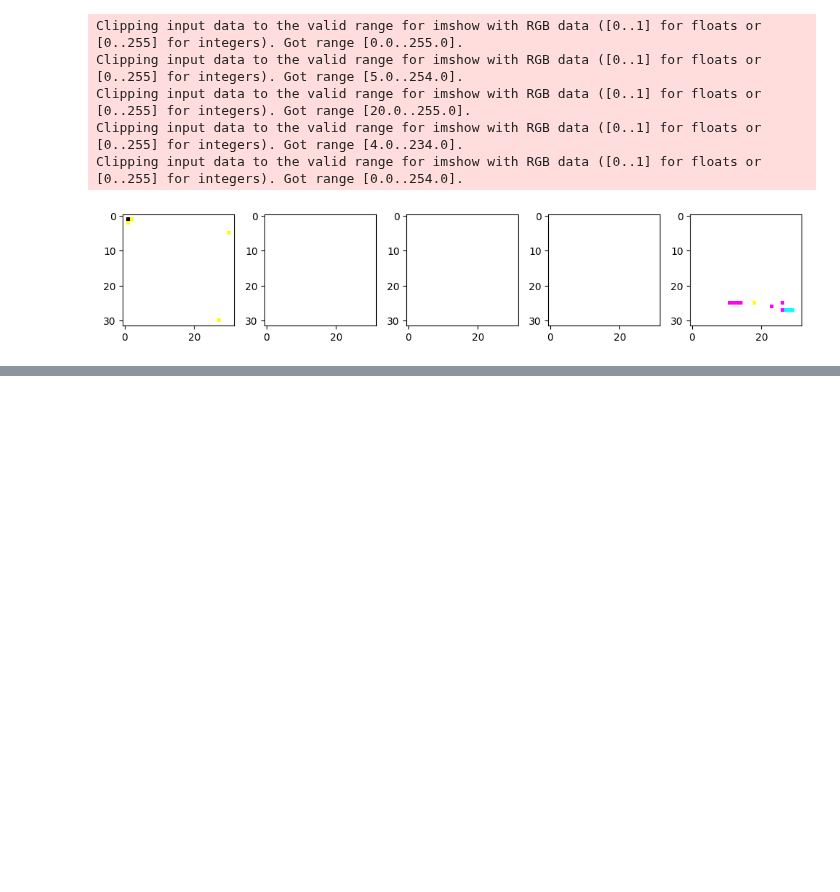
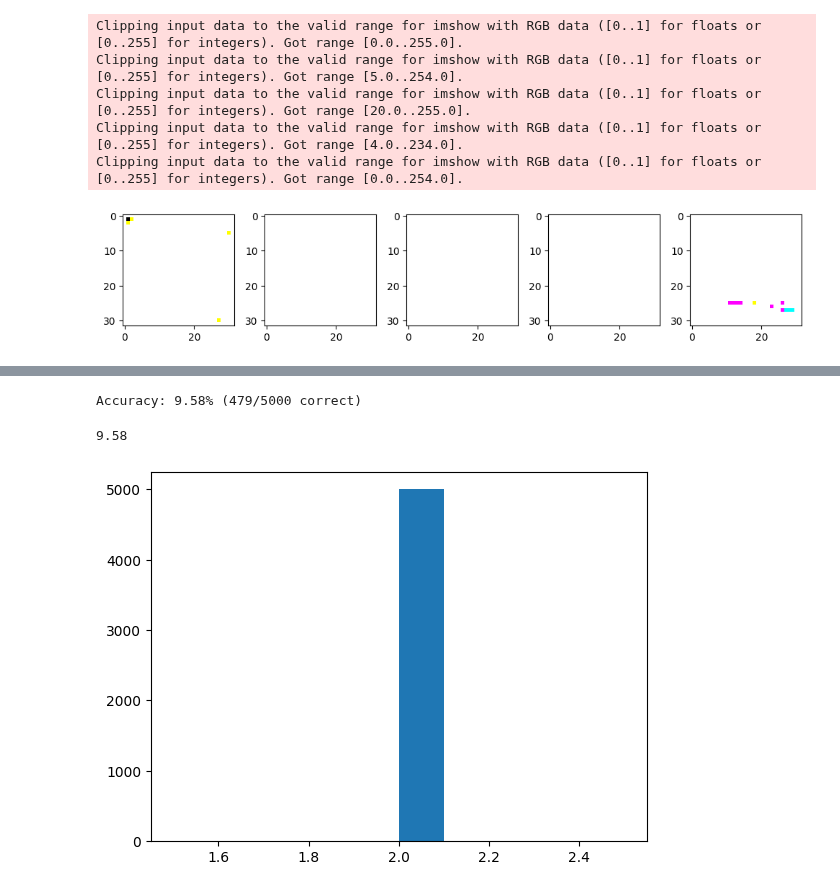
Before and after one commit to jvilchesf/Learning, a Jupyter notebook: CIFAR-10 CNN/script/main_v4_backward_optimization_mix.ipynb, the cells around one changed output, grey strips where cells are left out. Drawn from its saved outputs; the diff is of its cells as text; code cells hidden in the pictures; blank space fills up the shorter version.

```diff
--- a/CIFAR-10 CNN/script/main_v4_backward_optimization_mix.ipynb
+++ b/CIFAR-10 CNN/script/main_v4_backward_optimization_mix.ipynb
@@ -201,0 +259,31 @@ tensor(2.5010, grad_fn=<NllLossBackward0>)
+# %%
+import torch.nn.functional as F
+
+# During evaluation
+def evaluate_model(model, X_eval, Y_eval):
+    with torch.no_grad():
+        # Forward pass
+        logits = model(X_eval)
+
+        # Apply softmax to logits to get probabilities
+        probabilities = F.softmax(logits, dim=1)
+
+        # Get predicted class by taking argmax of the probabilities
+        _, predicted_labels = torch.max(probabilities, dim=1)
+
+        correct_predictions = (predicted_labels == Y_eval).sum().item()
+        total_samples = Y_eval.shape[0]
+        accuracy = correct_predictions / total_samples * 100
+
+        print(f"Accuracy: {accuracy:.2f}% ({correct_predictions}/{total_samples} correct)")
+
+    return accuracy
+
+evaluate_model(model, Xte, Yte)
+# %% [output]
+Accuracy: 9.58% (479/5000 correct)
+9.58
+# %%
+plt.hist(predicted_labels.detach().numpy());
+# %% [output]
+[figure, added]
```
Also changed, not shown: parts of 8 cells of this notebook, 2 other files.
